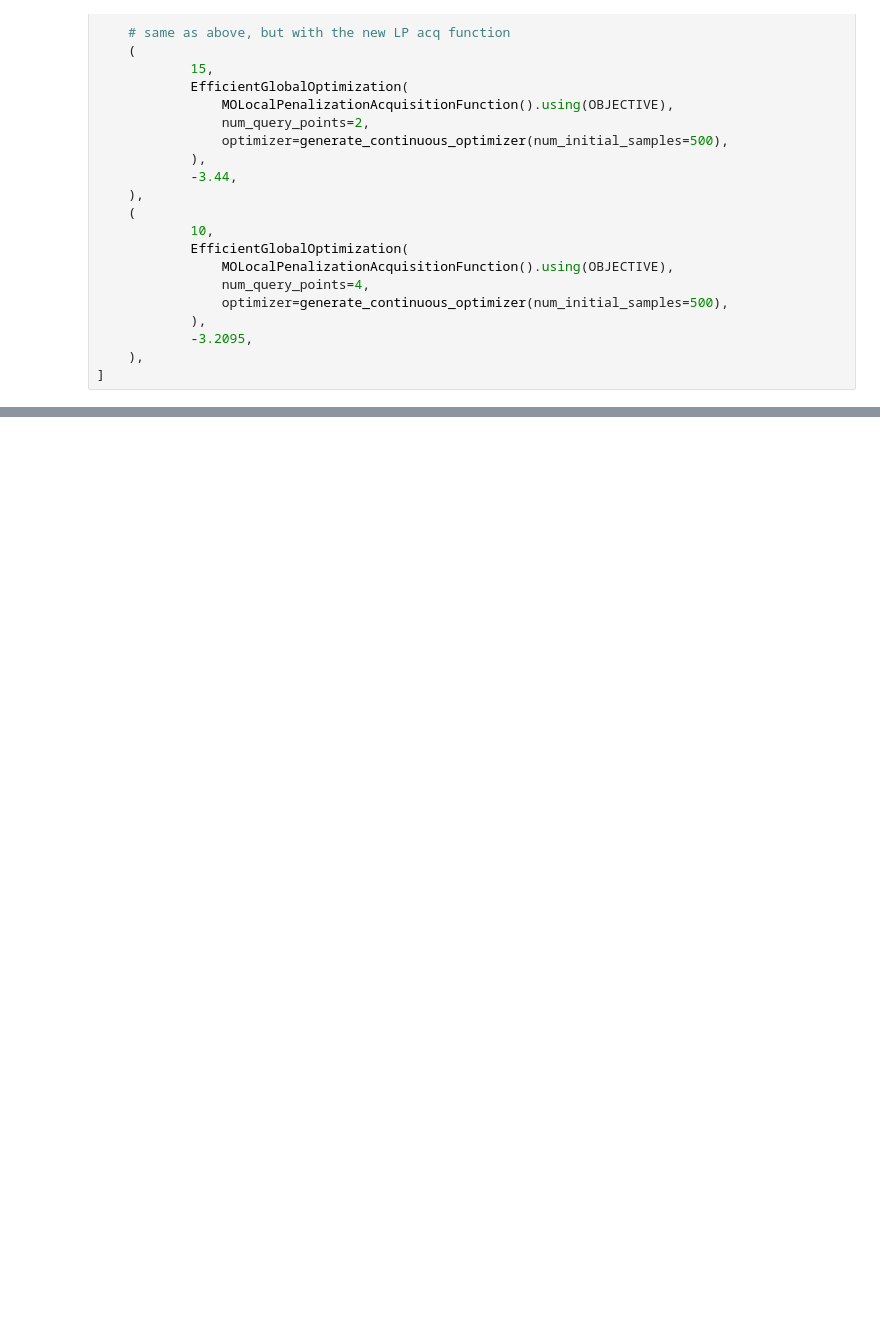
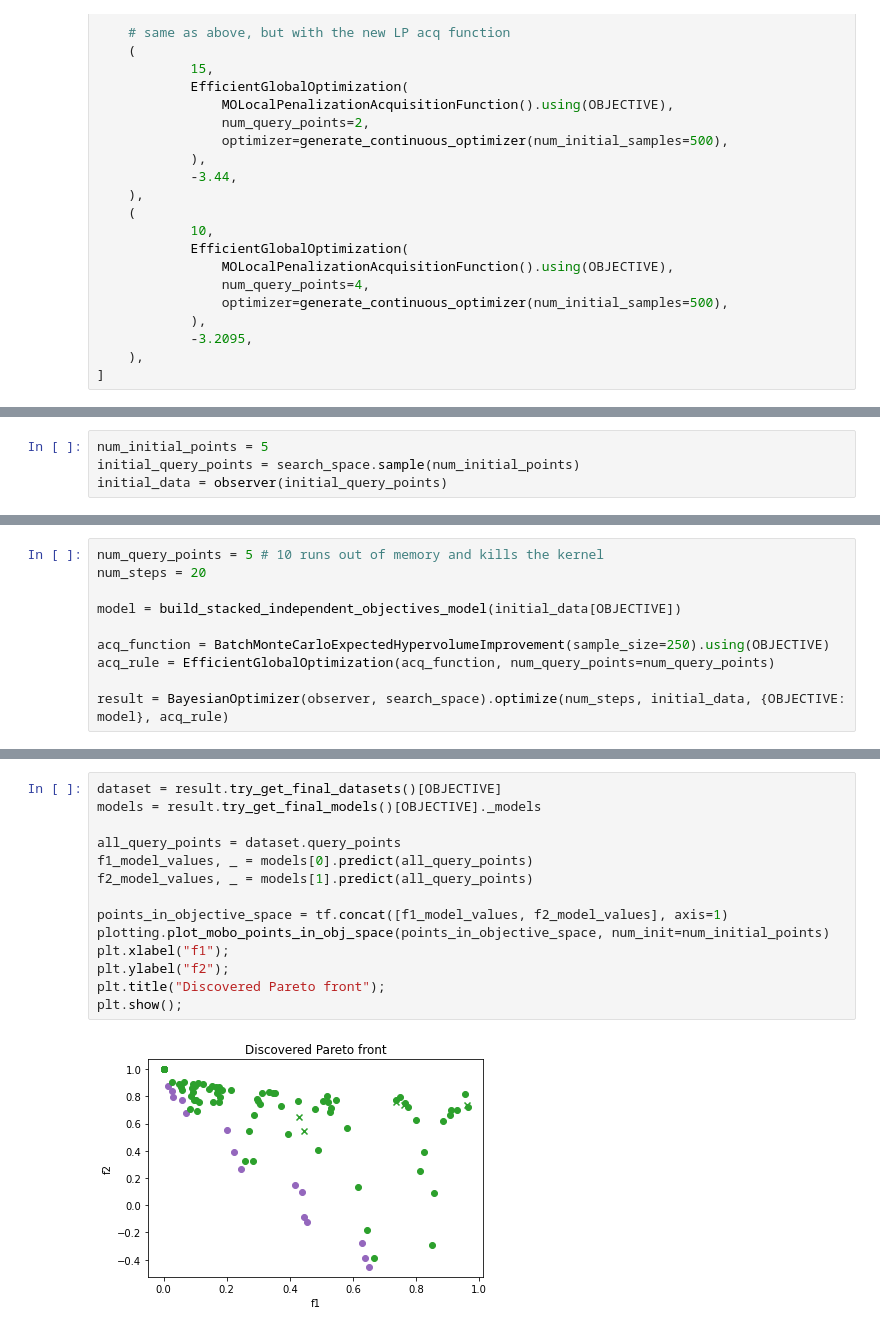
Before and after one commit to apaleyes/trieste, a Jupyter notebook: docs/notebooks/Untitled.ipynb, the cells around one changed output, grey strips where cells are left out. Drawn from its saved outputs; the diff is of its cells as text; blank space fills up the shorter version.

```diff
--- a/docs/notebooks/Untitled.ipynb
+++ b/docs/notebooks/Untitled.ipynb
@@ -430,0 +453,4 @@ Optimization completed without errors
+# %%
+num_initial_points = 5
+initial_query_points = search_space.sample(num_initial_points)
+initial_data = observer(initial_query_points)
@@ -430,0 +470,10 @@ Optimization completed without errors
+# %%
+num_query_points = 5 # 10 runs out of memory and kills the kernel
+num_steps = 20
+
+model = build_stacked_independent_objectives_model(initial_data[OBJECTIVE])
+
+acq_function = BatchMonteCarloExpectedHypervolumeImprovement(sample_size=250).using(OBJECTIVE)
+acq_rule = EfficientGlobalOptimization(acq_function, num_query_points=num_query_points)
+
+result = BayesianOptimizer(observer, search_space).optimize(num_steps, initial_data, {OBJECTIVE: model}, acq_rule)
@@ -430,0 +499,16 @@ Optimization completed without errors
+# %%
+dataset = result.try_get_final_datasets()[OBJECTIVE]
+models = result.try_get_final_models()[OBJECTIVE]._models
+
+all_query_points = dataset.query_points
+f1_model_values, _ = models[0].predict(all_query_points)
+f2_model_values, _ = models[1].predict(all_query_points)
+
+points_in_objective_space = tf.concat([f1_model_values, f2_model_values], axis=1)
+plotting.plot_mobo_points_in_obj_space(points_in_objective_space, num_init=num_initial_points)
+plt.xlabel("f1");
+plt.ylabel("f2");
+plt.title("Discovered Pareto front");
+plt.show();
+# %% [output]
+[figure, added]
```
Also changed, not shown: parts of 16 cells of this notebook, 1 other file.
